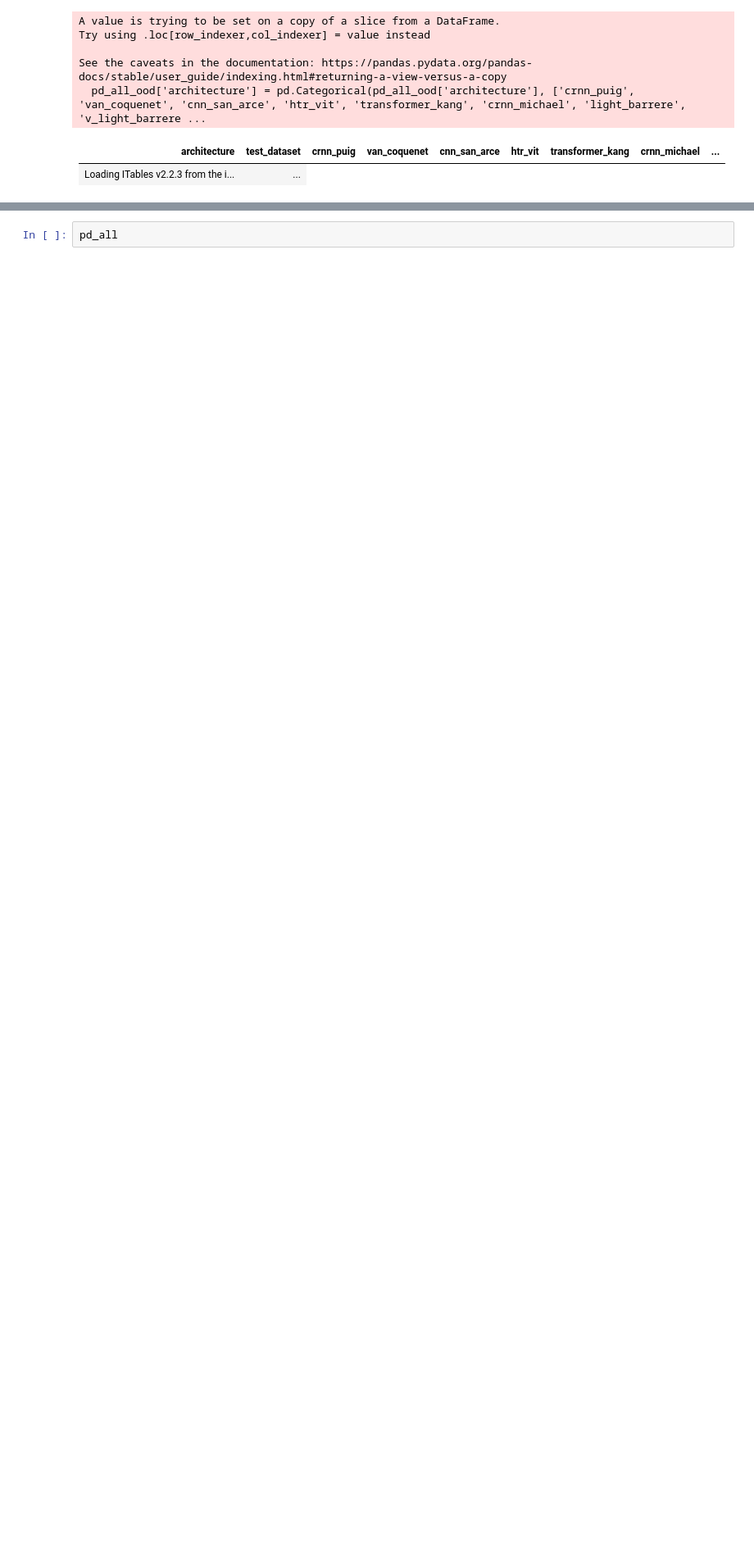
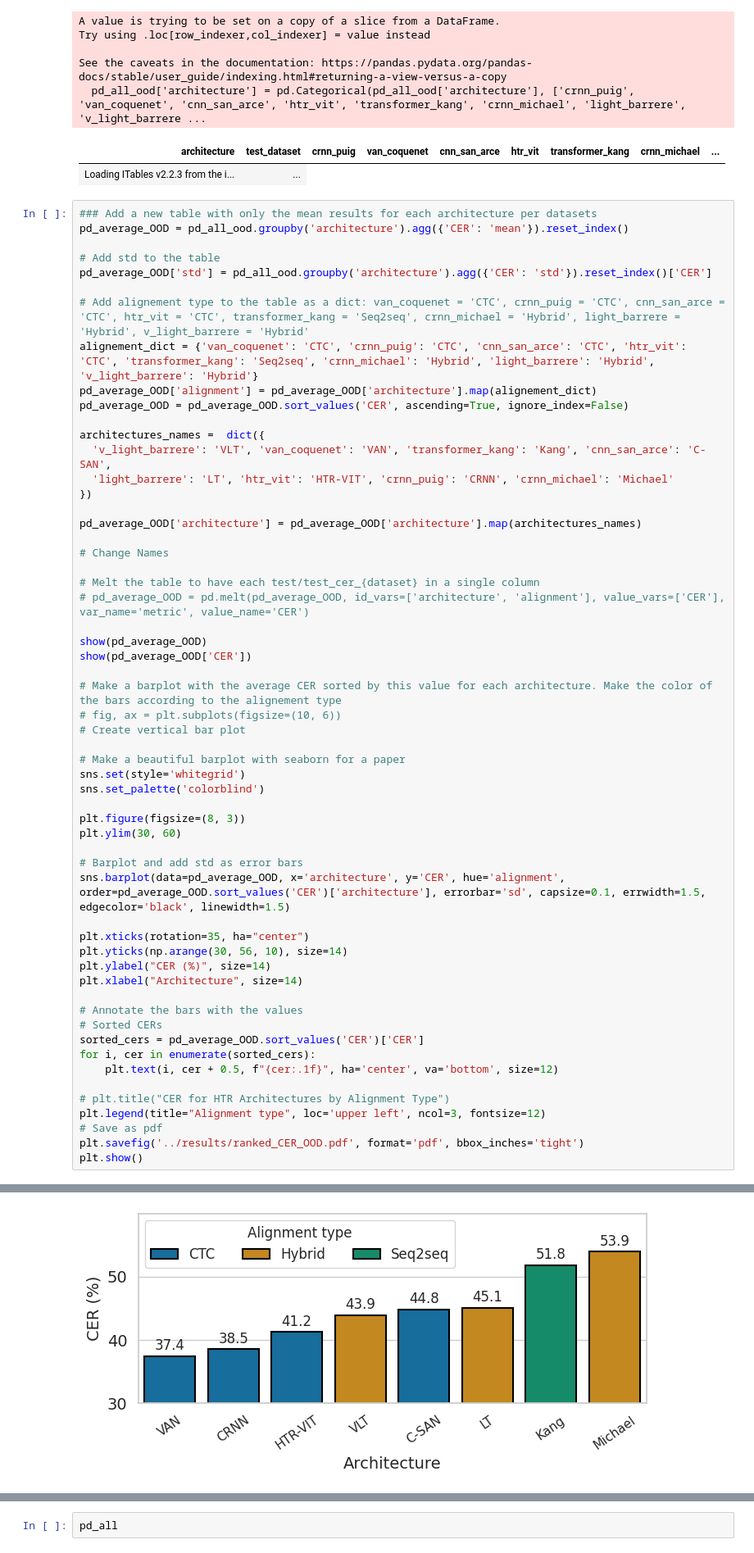
Before and after one commit to carlos10garrido/HTR-OOD, a Jupyter notebook: notebooks/factor_analysis.ipynb, the cells around one changed output, grey strips where cells are left out. Shown at 82% size. Saved outputs shown, nothing was run; the diff lists cells and outputs as text; blank space fills up the shorter version.

```diff
--- a/notebooks/factor_analysis.ipynb
+++ b/notebooks/factor_analysis.ipynb
@@ -125,3 +125,61 @@ See the caveats in the documentation: https://pandas.pydata.org/pandas-docs/stab
   pd_all_ood['architecture'] = pd.Categorical(pd_all_ood['architecture'], ['crnn_puig', 'van_coquenet', 'cnn_san_arce', 'htr_vit', 'transformer_kang', 'crnn_michael', 'light_barrere', 'v_light_barrere ...
 | architecture | test_dataset | crnn_puig | van_coquenet | cnn_san_arce | htr_vit | transformer_kang | crnn_michael | ... |
 | Loading ITables v2.2.3 from the i... | ... |
+# %%
+### Add a new table with only the mean results for each architecture per datasets
+pd_average_OOD = pd_all_ood.groupby('architecture').agg({'CER': 'mean'}).reset_index()
+
+# Add std to the table
+pd_average_OOD['std'] = pd_all_ood.groupby('architecture').agg({'CER': 'std'}).reset_index()['CER']
+
+# Add alignement type to the table as a dict: van_coquenet = 'CTC', crnn_puig = 'CTC', cnn_san_arce = 'CTC', htr_vit = 'CTC', transformer_kang = 'Seq2seq', crnn_michael = 'Hybrid', light_barrere = 'Hybrid', v_light_barrere = 'Hybrid'
+alignement_dict = {'van_coquenet': 'CTC', 'crnn_puig': 'CTC', 'cnn_san_arce': 'CTC', 'htr_vit': 'CTC', 'transformer_kang': 'Seq2seq', 'crnn_michael': 'Hybrid', 'light_barrere': 'Hybrid', 'v_light_barrere': 'Hybrid'}
+pd_average_OOD['alignment'] = pd_average_OOD['architecture'].map(alignement_dict)
+pd_average_OOD = pd_average_OOD.sort_values('CER', ascending=True, ignore_index=False)
+
+architectures_names =  dict({
+  'v_light_barrere': 'VLT', 'van_coquenet': 'VAN', 'transformer_kang': 'Kang', 'cnn_san_arce': 'C-SAN',
+  'light_barrere': 'LT', 'htr_vit': 'HTR-VIT', 'crnn_puig': 'CRNN', 'crnn_michael': 'Michael'
+})
+
+pd_average_OOD['architecture'] = pd_average_OOD['architecture'].map(architectures_names)
+
+# Change Names
+
+# Melt the table to have each test/test_cer_{dataset} in a single column
+# pd_average_OOD = pd.melt(pd_average_OOD, id_vars=['architecture', 'alignment'], value_vars=['CER'], var_name='metric', value_name='CER')
+
+show(pd_average_OOD)
+show(pd_average_OOD['CER'])
+
+# Make a barplot with the average CER sorted by this value for each architecture. Make the color of the bars according to the alignement type
+# fig, ax = plt.subplots(figsize=(10, 6))
+# Create vertical bar plot
+
+# Make a beautiful barplot with seaborn for a paper
+sns.set(style='whitegrid')
+sns.set_palette('colorblind')
+
+plt.figure(figsize=(8, 3))
+plt.ylim(30, 60)
+
+# Barplot and add std as error bars
+sns.barplot(data=pd_average_OOD, x='architecture', y='CER', hue='alignment', order=pd_average_OOD.sort_values('CER')['architecture'], errorbar='sd', capsize=0.1, errwidth=1.5, edgecolor='black', linewidth=1.5)
+
+plt.xticks(rotation=35, ha="center")
+plt.yticks(np.arange(30, 56, 10), size=14)
+plt.ylabel("CER (%)", size=14)
+plt.xlabel("Architecture", size=14)
+
+# Annotate the bars with the values
+# Sorted CERs
+sorted_cers = pd_average_OOD.sort_values('CER')['CER']
+for i, cer in enumerate(sorted_cers):
+    plt.text(i, cer + 0.5, f"{cer:.1f}", ha='center', va='bottom', size=12)
+
+# plt.title("CER for HTR Architectures by Alignment Type")
+plt.legend(title="Alignment type", loc='upper left', ncol=3, fontsize=12)
+# Save as pdf
+plt.savefig('../results/ranked_CER_OOD.pdf', format='pdf', bbox_inches='tight')
+plt.show()
+# %% [output]
@@ -128,3 +193,4 @@ See the caveats in the documentation: https://pandas.pydata.org/pandas-docs/stab
+[figure, added]
 # %%
 pd_all_id = pd_all[pd_all['scenario'] == 'ID']
 pd_all_id['architecture'] = pd.Categorical(pd_all_id['architecture'], ['crnn_puig', 'van_coquenet', 'cnn_san_arce', 'htr_vit', 'transformer_kang', 'crnn_michael', 'light_barrere', 'v_light_barrere'])
```
Also changed, not shown: parts of 29 cells of this notebook, 11 other files.
